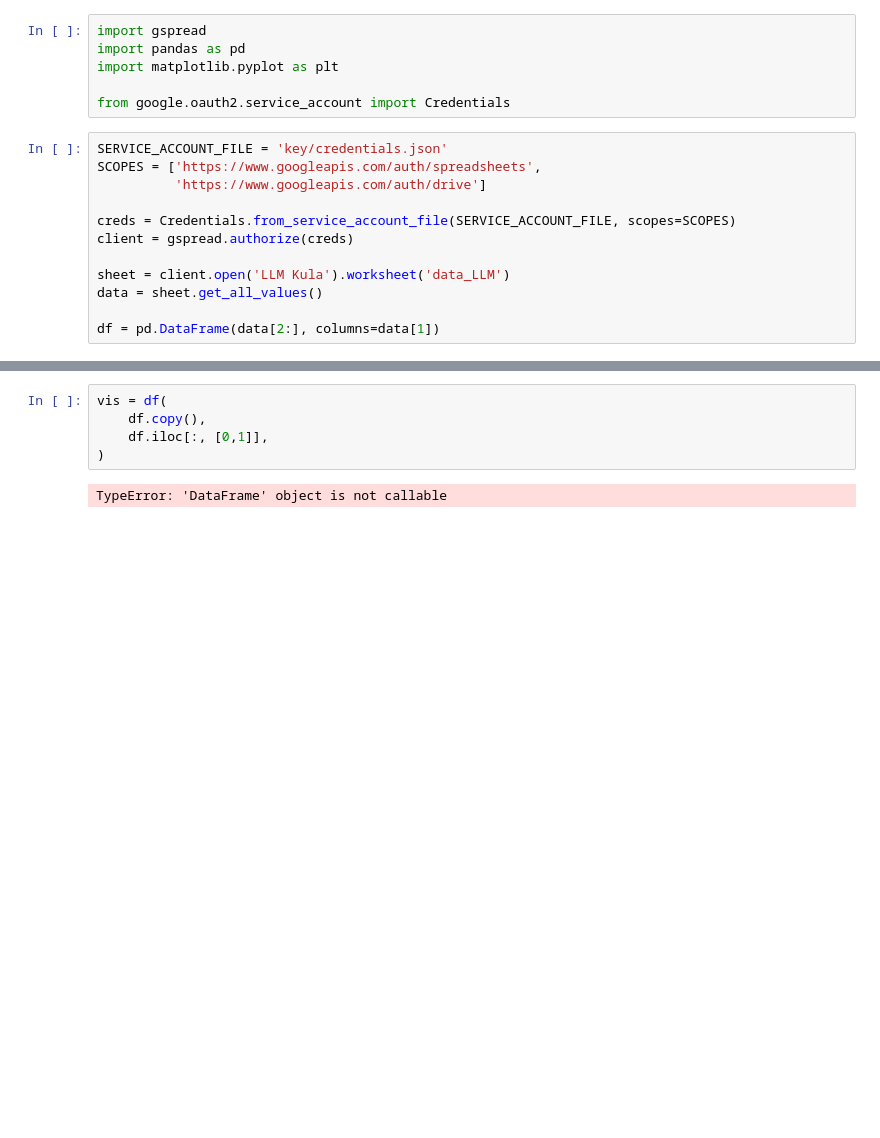
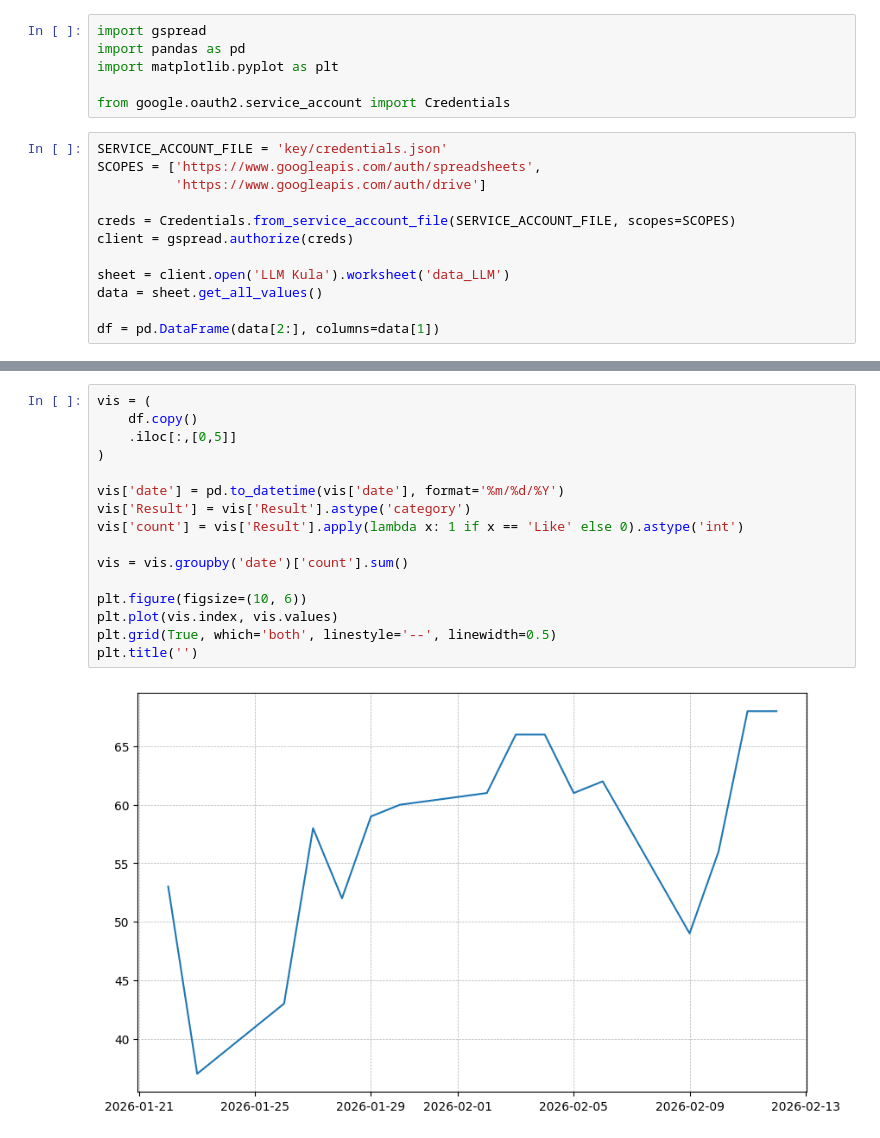
Before and after one commit to keisezrggx/ai_dashboard, a Jupyter notebook: performance_llm.ipynb, the cells around one changed output, grey strips where cells are left out. Saved outputs shown, nothing was run; the diff lists cells and outputs as text; blank space fills up the shorter version.

```diff
--- a/performance_llm.ipynb
+++ b/performance_llm.ipynb
@@ -19,7 +35,18 @@ df = pd.DataFrame(data[2:], columns=data[1])
 # %%
-vis = df(
-    df.copy(),
-    df.iloc[:, [0,1]],
+vis = (
+    df.copy()
+    .iloc[:,[0,5]]
 )
+
+vis['date'] = pd.to_datetime(vis['date'], format='%m/%d/%Y')
+vis['Result'] = vis['Result'].astype('category')
+vis['count'] = vis['Result'].apply(lambda x: 1 if x == 'Like' else 0).astype('int')
+
+vis = vis.groupby('date')['count'].sum()
+
+plt.figure(figsize=(10, 6))
+plt.plot(vis.index, vis.values)
+plt.grid(True, which='both', linestyle='--', linewidth=0.5)
+plt.title('')
 # %% [output]
-TypeError: 'DataFrame' object is not callable
+[figure, added]
```
Also changed, not shown: parts of 1 cell of this notebook, 1 other file.
